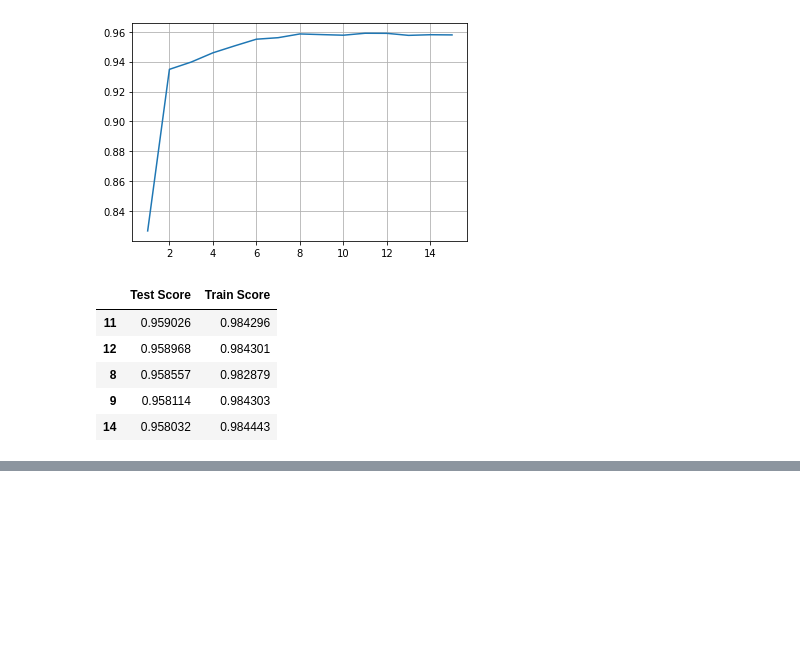
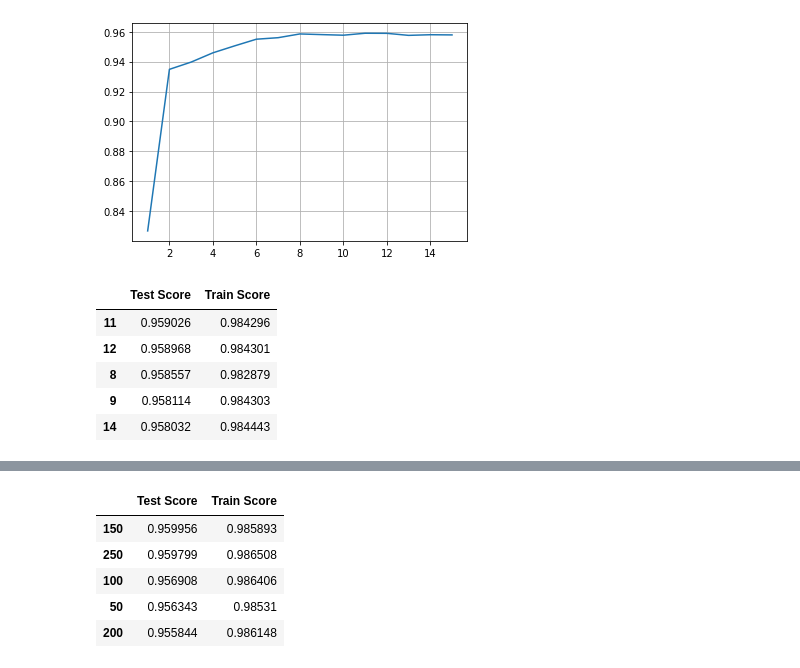
Before and after one commit to nathandhawale/Car-Price-Prediction, a Jupyter notebook: carprice.ipynb, the cells around one changed output, grey strips where cells are left out. Saved outputs shown, nothing was run; the diff lists cells and outputs as text; code cells hidden in the pictures; blank space fills up the shorter version.

```diff
--- a/carprice.ipynb
+++ b/carprice.ipynb
@@ -356,0 +384,10 @@ for n in n_ests:
+# %%
+sorted_scores2 = scores2.sort_values(by='Test Score', ascending=False)
+sorted_scores2.head()
+# %% [output]
+|  | Test Score | Train Score |
+| 150 | 0.959956 | 0.985893 |
+| 250 | 0.959799 | 0.986508 |
+| 100 | 0.956908 | 0.986406 |
+| 50 | 0.956343 | 0.98531 |
+| 200 | 0.955844 | 0.986148 |
```
Also changed, not shown: parts of 5 cells of this notebook.
